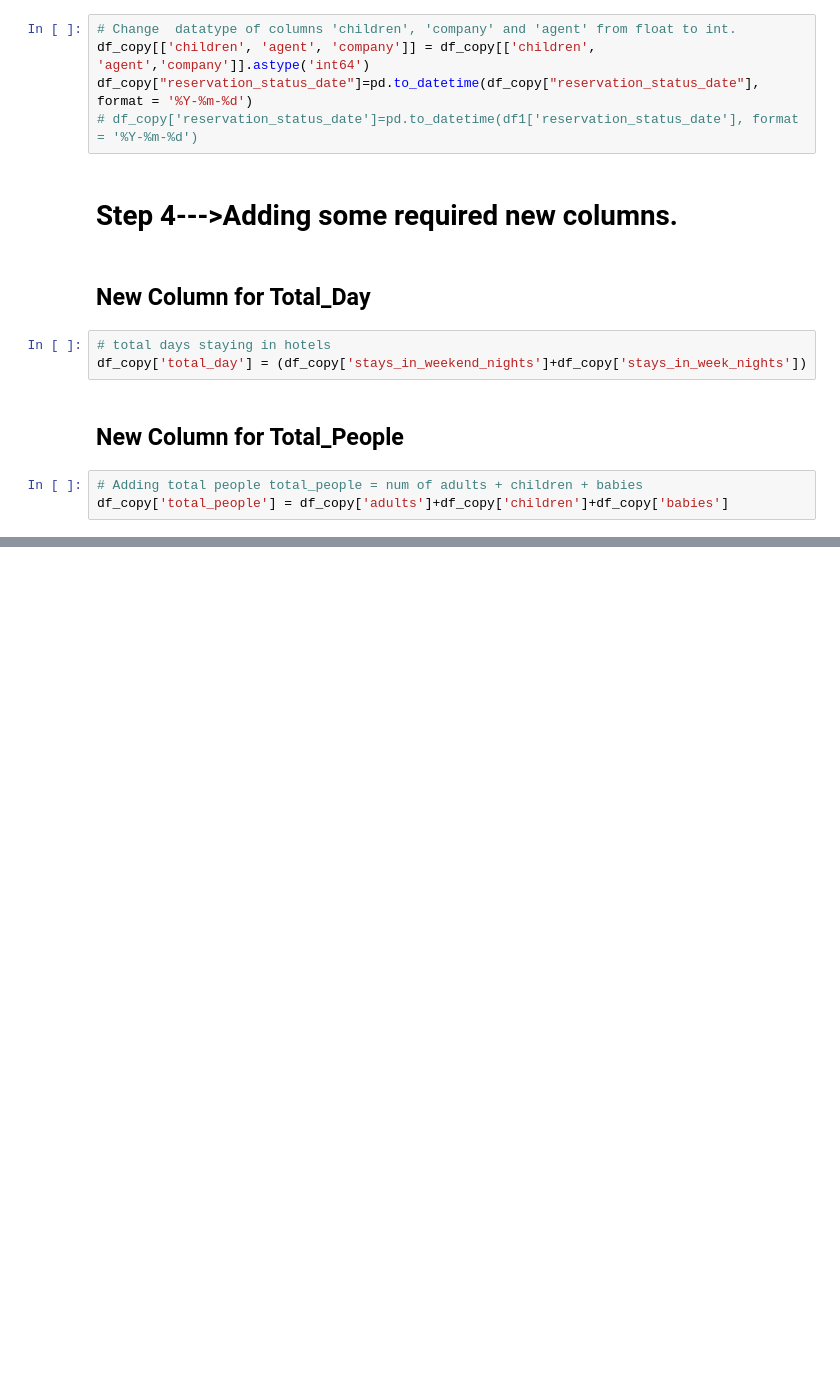
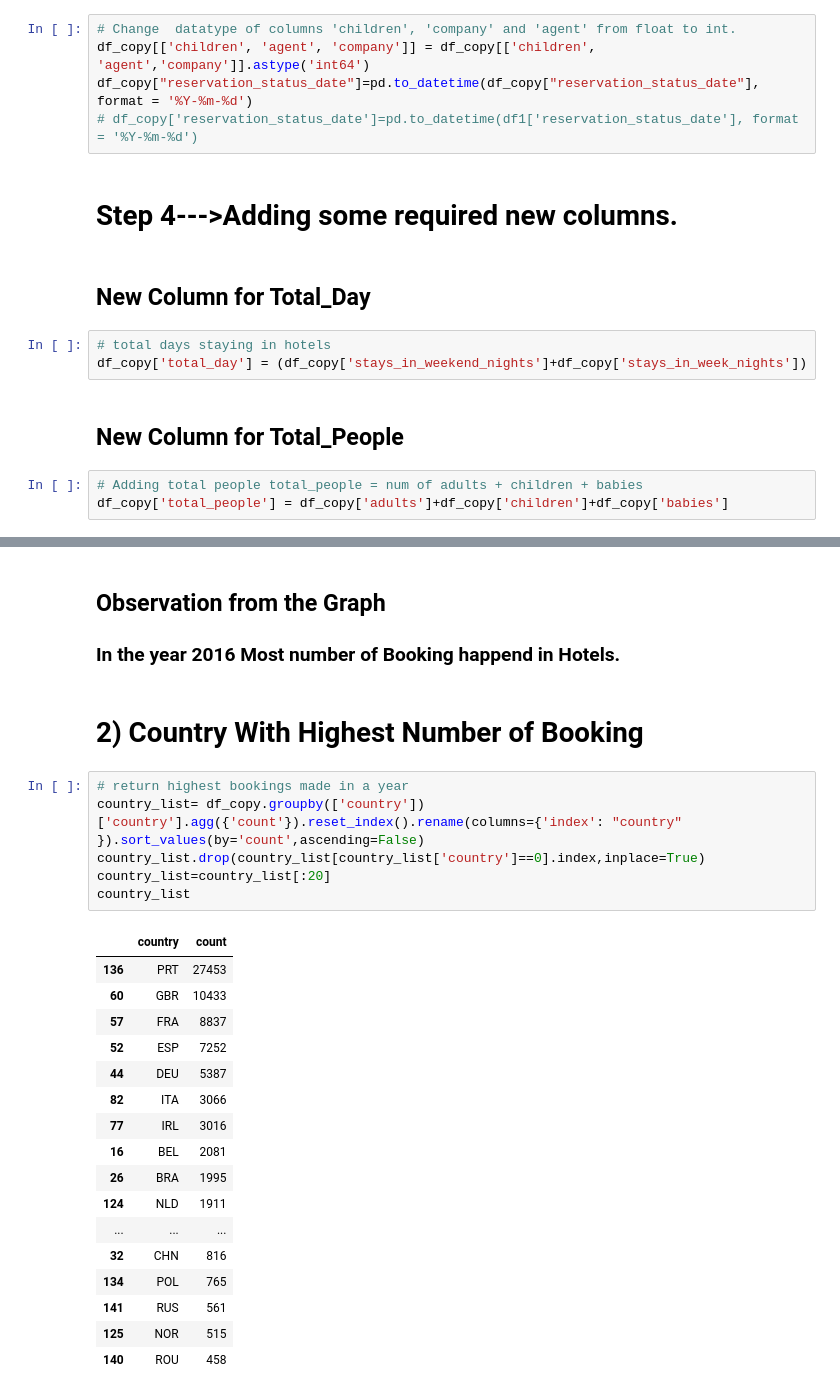
Before and after one commit to kuresh02/Hotel_Booking_EDA, a Jupyter notebook: Copy_of_Hotel_Booking_Analysis_Capstone_Project.ipynb, the cells around one changed output, grey strips where cells are left out. Cells and saved outputs as stored; diff of their text form; blank space fills up the shorter version.

```diff
--- a/Copy_of_Hotel_Booking_Analysis_Capstone_Project.ipynb
+++ b/Copy_of_Hotel_Booking_Analysis_Capstone_Project.ipynb
@@ -255,0 +288,29 @@ df_copy['total_people'] = df_copy['adults']+df_copy['children']+df_copy['babies'
+# %% [markdown]
+## Observation from the Graph
+### In the year 2016 Most number of Booking happend in Hotels.
+# %% [markdown]
+# 2) Country With Highest Number of Booking
+# %%
+# return highest bookings made in a year
+country_list= df_copy.groupby(['country'])['country'].agg({'count'}).reset_index().rename(columns={'index': "country" }).sort_values(by='count',ascending=False)
+country_list.drop(country_list[country_list['country']==0].index,inplace=True)
+country_list=country_list[:20]
+country_list
+# %% [output]
+|  | country | count |
+| 136 | PRT | 27453 |
+| 60 | GBR | 10433 |
+| 57 | FRA | 8837 |
+| 52 | ESP | 7252 |
+| 44 | DEU | 5387 |
+| 82 | ITA | 3066 |
+| 77 | IRL | 3016 |
+| 16 | BEL | 2081 |
+| 26 | BRA | 1995 |
+| 124 | NLD | 1911 |
+| ... | ... | ... |
+| 32 | CHN | 816 |
+| 134 | POL | 765 |
+| 141 | RUS | 561 |
+| 125 | NOR | 515 |
+| 140 | ROU | 458 |
```
Also changed, not shown: parts of 10 cells of this notebook.
